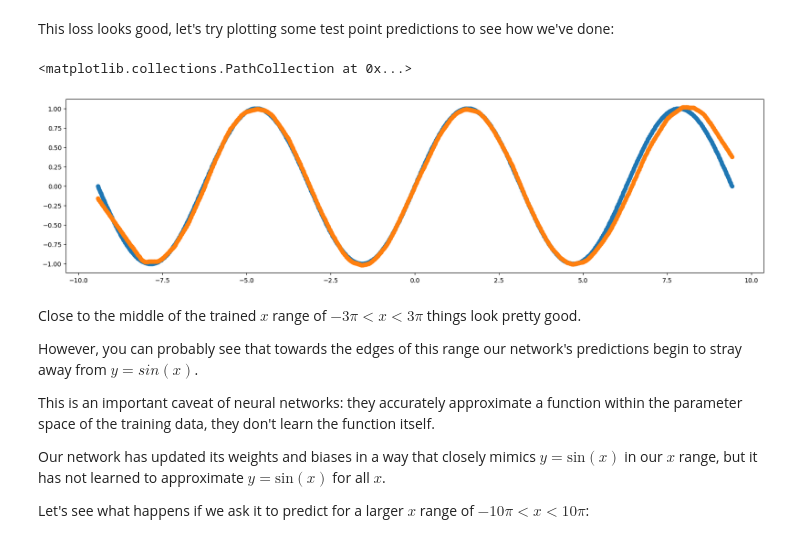
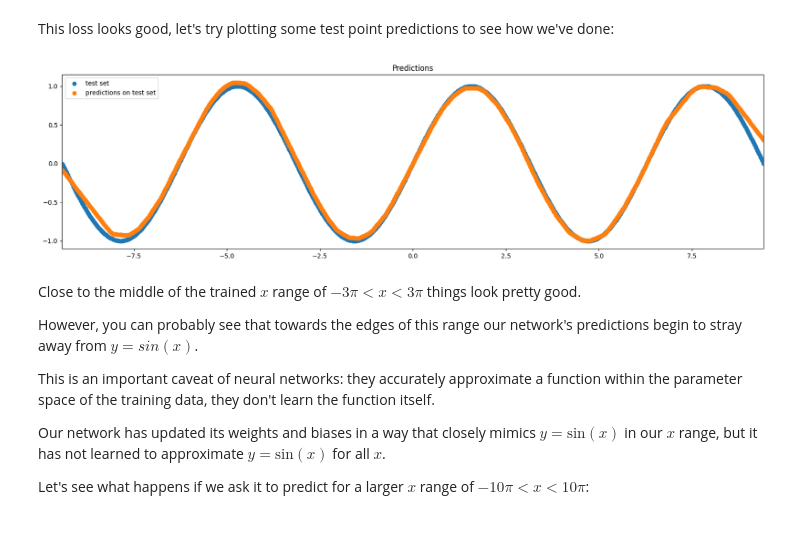
Before and after one commit to ojscutt/nn_session, a Jupyter notebook: nn_session.ipynb, the cells around one changed output. Drawn from its saved outputs; the diff is of its cells as text; code cells hidden in the pictures.

```diff
--- a/nn_session.ipynb
+++ b/nn_session.ipynb
@@ -687,15 +695,18 @@ This loss looks good, let's try plotting some test point predictions to see how
 # %%
 x_test = np.linspace(-3*np.pi, 3*np.pi,1000)
 y_test = np.sin(x_test)
 
 y_pred = np.array(sin_model(x_test)).flatten()
 
 plt.figure(figsize=(20,5))
-plt.scatter(x_test,y_test)
-plt.scatter(x_test,y_pred)
+plt.scatter(x_test,y_test, label='test set')
+plt.scatter(x_test,y_pred, label='predictions on test set')
+plt.xlim(-3*np.pi, 3*np.pi)
+plt.legend()
+plt.title('Predictions')
+plt.show()
 # %% [output]
-<matplotlib.collections.PathCollection at 0x...>
-[figure, old version]
+[figure, new version]
 # %% [markdown]
 Close to the middle of the trained $x$ range of $-3\pi < x < 3\pi$ things look pretty good.
 
```
Also changed, not shown: parts of 18 cells of this notebook.
